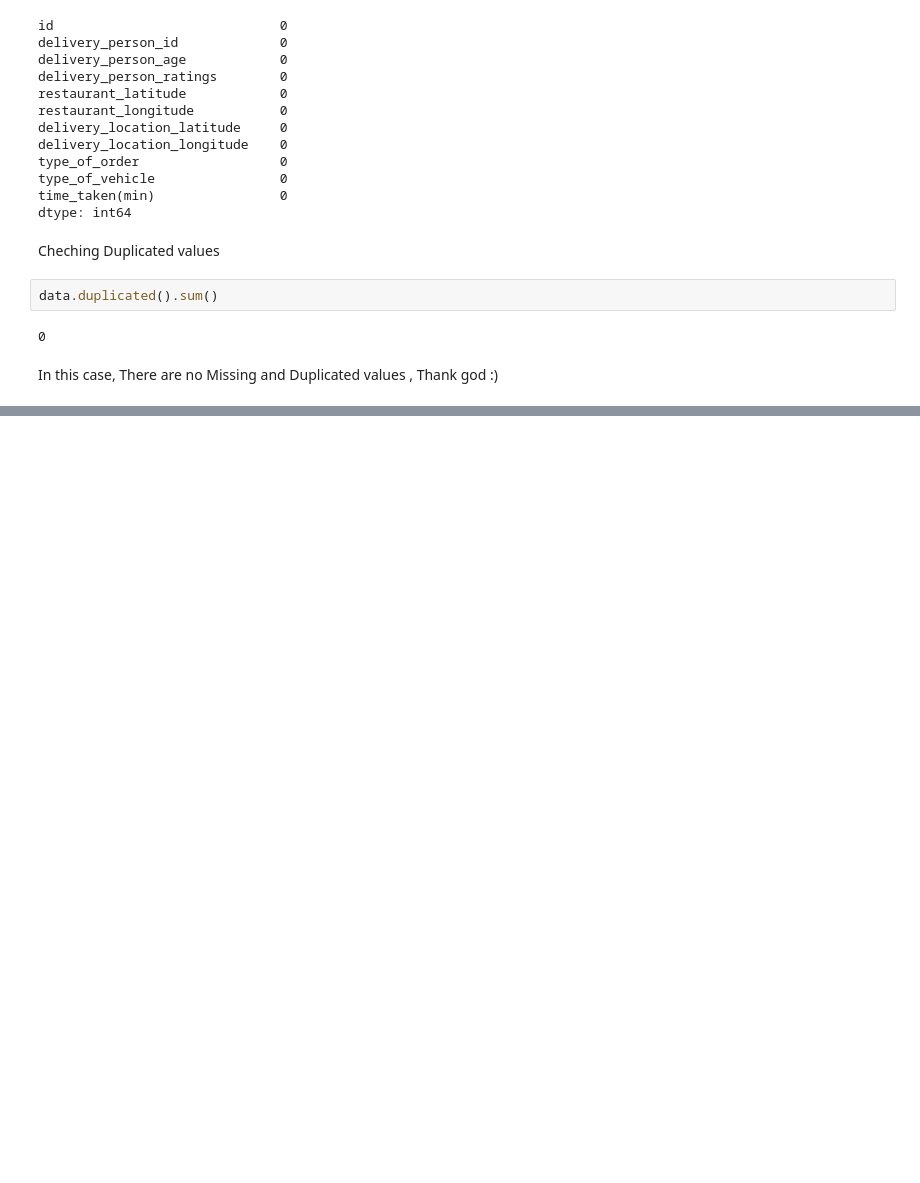
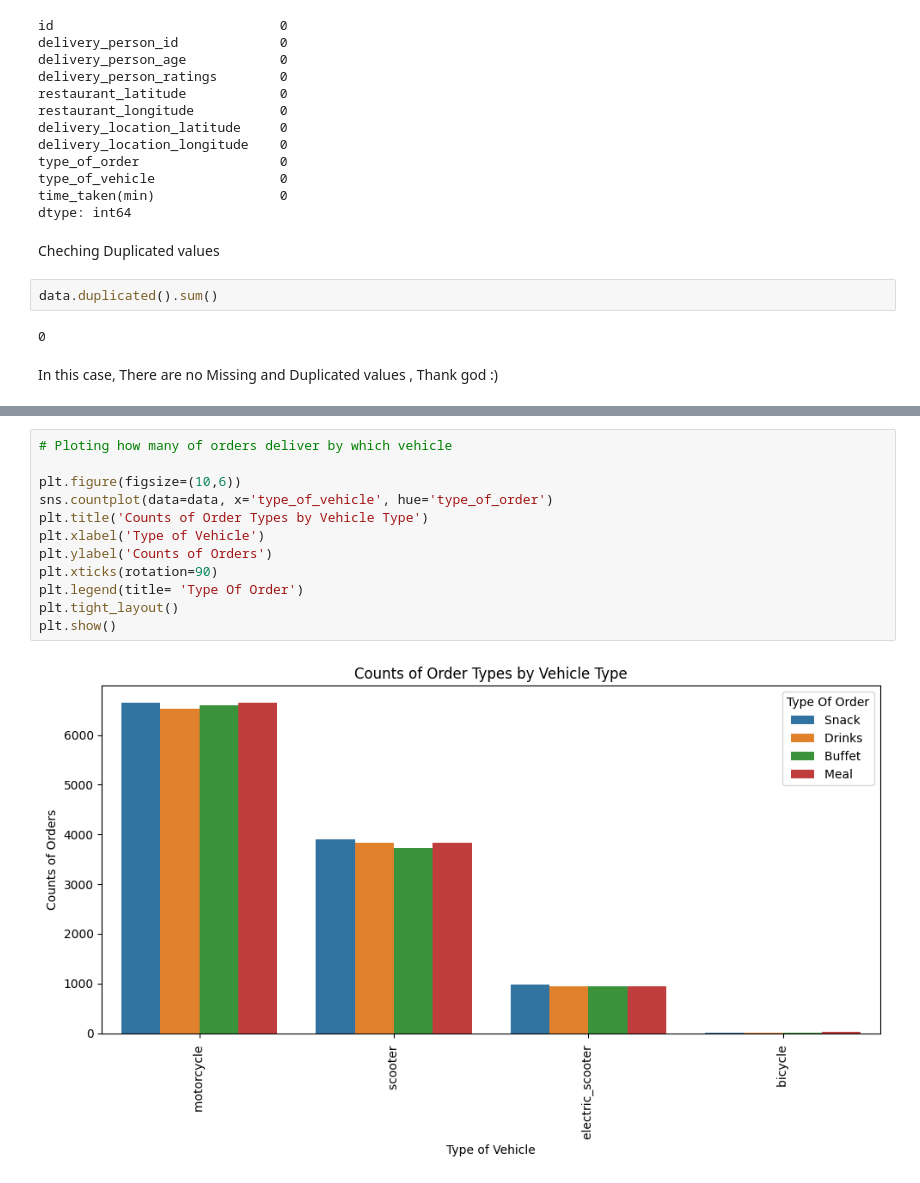
Before and after one commit to MrRezamo/Food_Delivery_Time_Prediction, a Jupyter notebook: Project/Main_Project.ipynb, the cells around one changed output, grey strips where cells are left out. Cells and saved outputs as stored; diff of their text form; blank space fills up the shorter version.

```diff
--- a/Project/Main_Project.ipynb
+++ b/Project/Main_Project.ipynb
@@ -109,0 +211,14 @@ In this case, There are no Missing and Duplicated values , Thank god :)
+# %%
+# Ploting how many of orders deliver by which vehicle
+
+plt.figure(figsize=(10,6))
+sns.countplot(data=data, x='type_of_vehicle', hue='type_of_order')
+plt.title('Counts of Order Types by Vehicle Type')
+plt.xlabel('Type of Vehicle')
+plt.ylabel('Counts of Orders')
+plt.xticks(rotation=90)
+plt.legend(title= 'Type Of Order')
+plt.tight_layout()
+plt.show()
+# %% [output]
+[figure, added]
```
Also changed, not shown: parts of 23 cells of this notebook.
